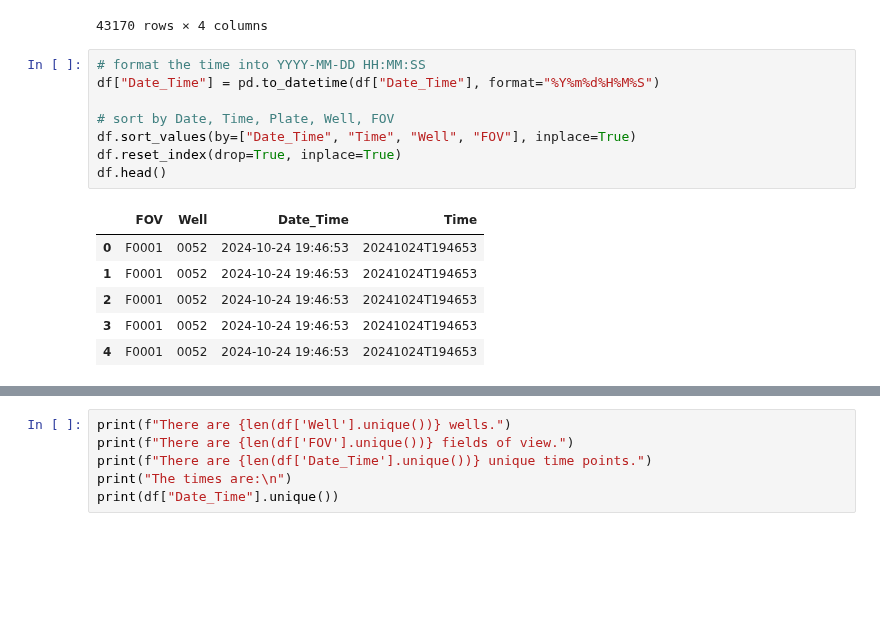
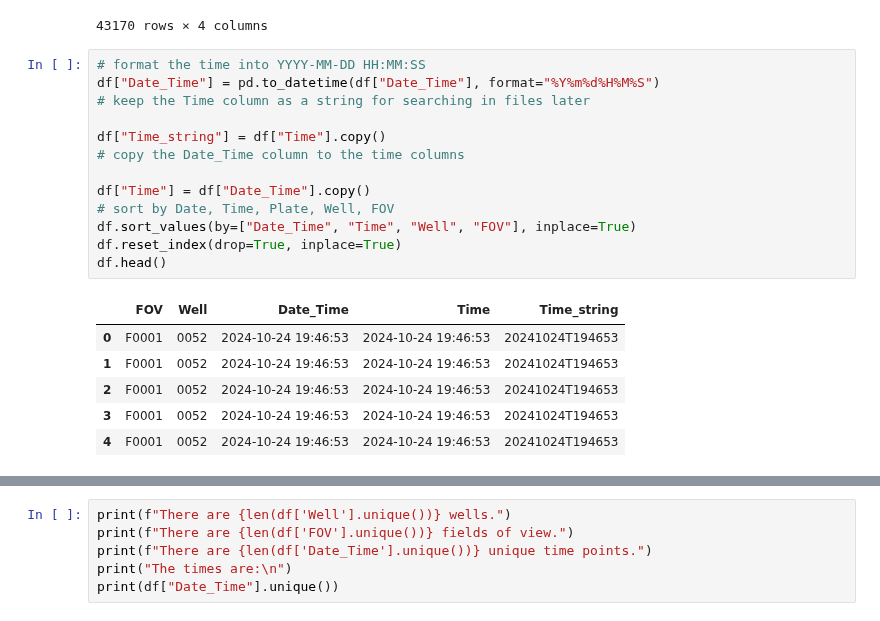
Before and after one commit to MikeLippincott/pyroptosis_live-cell_timelapse, a Jupyter notebook: Wave1_data/1.preprocess_data/notebooks/0.preprocess_raw_data.ipynb, the cells around one changed output, grey strips where cells are left out. Drawn from its saved outputs; the diff is of its cells as text; blank space fills up the shorter version.

```diff
--- a/Wave1_data/1.preprocess_data/notebooks/0.preprocess_raw_data.ipynb
+++ b/Wave1_data/1.preprocess_data/notebooks/0.preprocess_raw_data.ipynb
@@ -107,15 +107,20 @@ df
 # %%
 # format the time into YYYY-MM-DD HH:MM:SS
 df["Date_Time"] = pd.to_datetime(df["Date_Time"], format="%Y%m%d%H%M%S")
+# keep the Time column as a string for searching in files later
 
+df["Time_string"] = df["Time"].copy()
+# copy the Date_Time column to the time columns
+
+df["Time"] = df["Date_Time"].copy()
 # sort by Date, Time, Plate, Well, FOV
 df.sort_values(by=["Date_Time", "Time", "Well", "FOV"], inplace=True)
 df.reset_index(drop=True, inplace=True)
 df.head()
 # %% [output]
-|  | FOV | Well | Date_Time | Time |
-| 0 | F0001 | 0052 | 2024-10-24 19:46:53 | 20241024T194653 |
-| 1 | F0001 | 0052 | 2024-10-24 19:46:53 | 20241024T194653 |
-| 2 | F0001 | 0052 | 2024-10-24 19:46:53 | 20241024T194653 |
-| 3 | F0001 | 0052 | 2024-10-24 19:46:53 | 20241024T194653 |
-| 4 | F0001 | 0052 | 2024-10-24 19:46:53 | 20241024T194653 |
+|  | FOV | Well | Date_Time | Time | Time_string |
+| 0 | F0001 | 0052 | 2024-10-24 19:46:53 | 2024-10-24 19:46:53 | 20241024T194653 |
+| 1 | F0001 | 0052 | 2024-10-24 19:46:53 | 2024-10-24 19:46:53 | 20241024T194653 |
+| 2 | F0001 | 0052 | 2024-10-24 19:46:53 | 2024-10-24 19:46:53 | 20241024T194653 |
+| 3 | F0001 | 0052 | 2024-10-24 19:46:53 | 2024-10-24 19:46:53 | 20241024T194653 |
+| 4 | F0001 | 0052 | 2024-10-24 19:46:53 | 2024-10-24 19:46:53 | 20241024T194653 |
```
Also changed, not shown: parts of 4 cells of this notebook, 1 other file.
